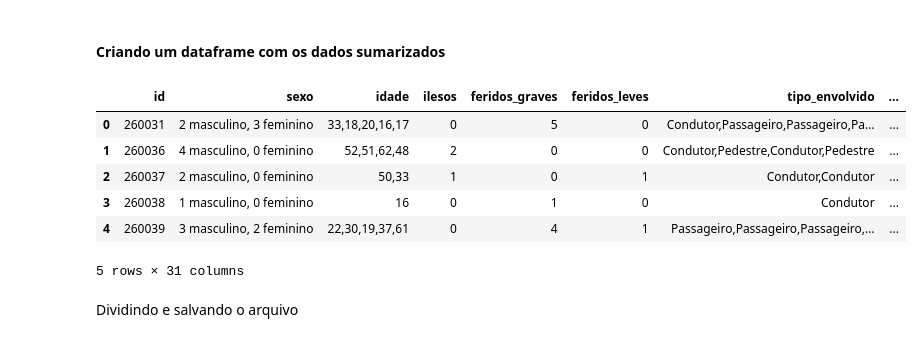
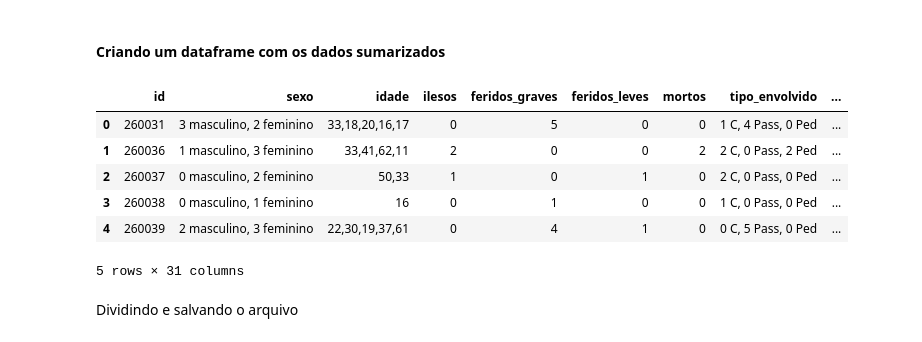
Before and after one commit to saulo-duarte/Data-Cleaning, a Jupyter notebook: Limpeza_Dados.ipynb, the cells around one changed output. Cells and saved outputs as stored; diff of their text form; code cells hidden in the pictures.

```diff
--- a/Limpeza_Dados.ipynb
+++ b/Limpeza_Dados.ipynb
@@ -1377,38 +1379,48 @@ df = adicionar_coluna_regiao(df)
 # %% [markdown]
 #### Criando um dataframe com os dados sumarizados
 # %%
+df.loc[df['sexo'] == 'Masculino', 'sexo'] = 'Fem'
+df.loc[df['sexo'] == 'Feminino', 'sexo'] = 'Mas'
+
 def contar_sexo(sexos):
-    contagem_masculino = (sexos == 'Masculino').sum()
-    contagem_feminino = (sexos == 'Feminino').sum()
+    contagem_masculino = (sexos == 'Mas').sum()
+    contagem_feminino = (sexos == 'Fem').sum()
     return f"{contagem_masculino} masculino, {contagem_feminino} feminino"
 
+
+def contar_tipo(tipos):
+    contagem_condutor = (tipos == 'Condutor').sum()
+    contagem_passageiro = (tipos == 'Passageiro').sum()
+    contagem_pedestre = (tipos == 'Pedestre').sum()
+    return f"{contagem_condutor} C, {contagem_passageiro} Pass, {contagem_pedestre} Ped"
 
 aggregation_functions = {
     'sexo': contar_sexo,
     'idade': lambda x: ','.join(map(str, x)),
     'ilesos': 'sum',
     'feridos_graves': 'sum',
     'feridos_leves': 'sum',
-    'tipo_envolvido': lambda x: ','.join(x)
+    'mortos': 'sum',
+    'tipo_envolvido': contar_tipo
 }
 
 # Agrupar por 'id' e aplicar as funções de agregação
 df_agregado = df.groupby('id').agg(aggregation_functions).reset_index()
 
 # Gerar um novo DataFrame com as colunas não processadas
 colunas_restantes = df.columns.difference(list(aggregation_functions.keys()) + ['id'])
 df_restante = df.groupby('id')[colunas_restantes.tolist()].first().reset_index()
 
 # Combinar os DataFrames agregados e não processados com base no ID
 df_final = pd.merge(df_agregado, df_restante, on='id')
 df_final.head()
 # %% [output]
-|  | id | sexo | idade | ilesos | feridos_graves | feridos_leves | tipo_envolvido | ... |
-| 0 | 260031 | 2 masculino, 3 feminino | 33,18,20,16,17 | 0 | 5 | 0 | Condutor,Passageiro,Passageiro,Pa... | ... |
-| 1 | 260036 | 4 masculino, 0 feminino | 52,51,62,48 | 2 | 0 | 0 | Condutor,Pedestre,Condutor,Pedestre | ... |
-| 2 | 260037 | 2 masculino, 0 feminino | 50,33 | 1 | 0 | 1 | Condutor,Condutor | ... |
-| 3 | 260038 | 1 masculino, 0 feminino | 16 | 0 | 1 | 0 | Condutor | ... |
-| 4 | 260039 | 3 masculino, 2 feminino | 22,30,19,37,61 | 0 | 4 | 1 | Passageiro,Passageiro,Passageiro,... | ... |
+|  | id | sexo | idade | ilesos | feridos_graves | feridos_leves | mortos | tipo_envolvido | ... |
+| 0 | 260031 | 3 masculino, 2 feminino | 33,18,20,16,17 | 0 | 5 | 0 | 0 | 1 C, 4 Pass, 0 Ped | ... |
+| 1 | 260036 | 1 masculino, 3 feminino | 33,41,62,11 | 2 | 0 | 0 | 2 | 2 C, 0 Pass, 2 Ped | ... |
+| 2 | 260037 | 0 masculino, 2 feminino | 50,33 | 1 | 0 | 1 | 0 | 2 C, 0 Pass, 0 Ped | ... |
+| 3 | 260038 | 0 masculino, 1 feminino | 16 | 0 | 1 | 0 | 0 | 1 C, 0 Pass, 0 Ped | ... |
+| 4 | 260039 | 2 masculino, 3 feminino | 22,30,19,37,61 | 0 | 4 | 1 | 0 | 0 C, 5 Pass, 0 Ped | ... |
 5 rows × 31 columns
 # %%
 df_final.drop(['ordem_tipo_acidente'], axis=1, inplace=True)
```
Also changed, not shown: parts of 42 cells of this notebook.
